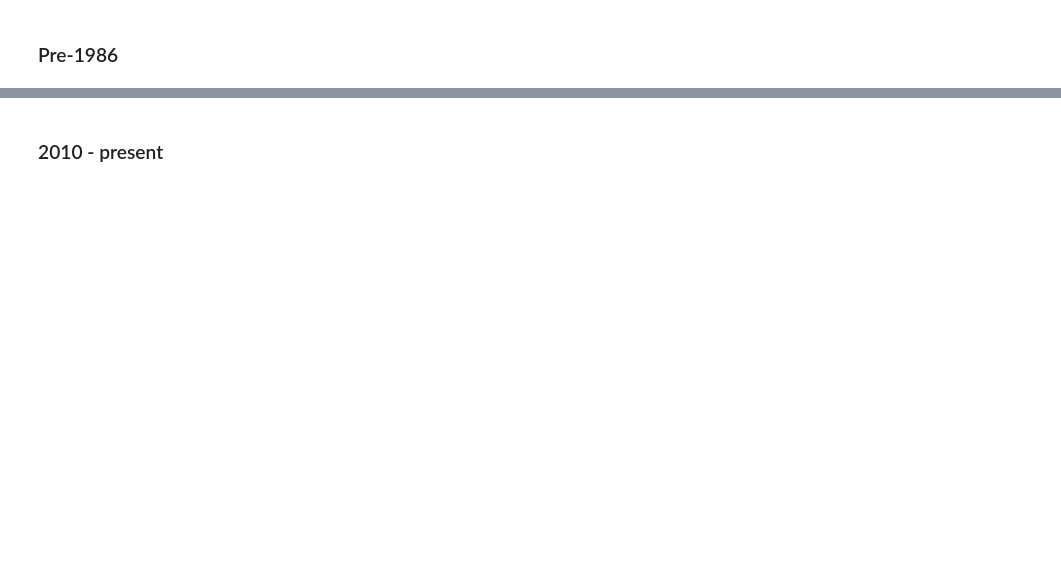
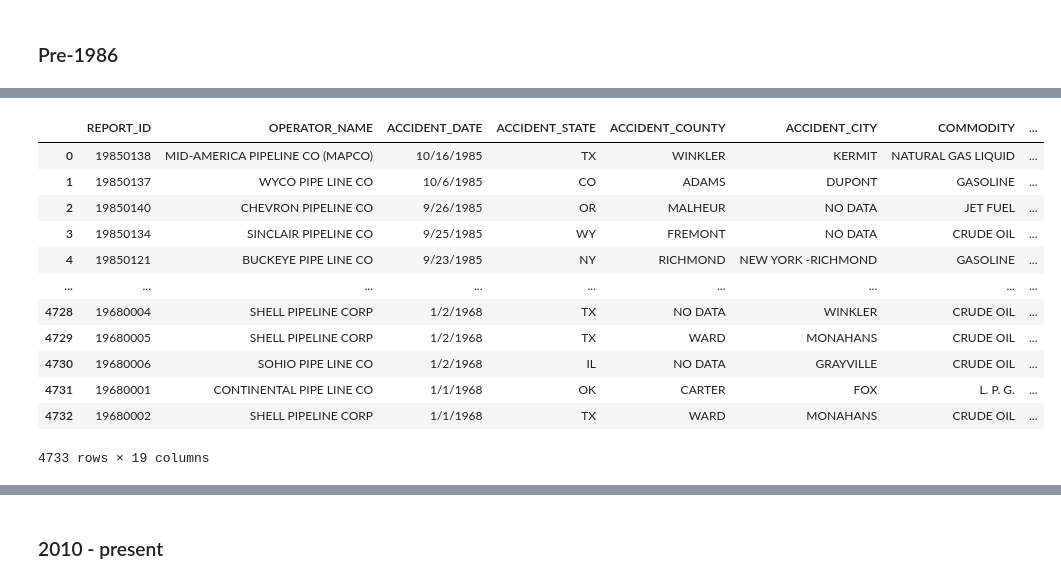
Before and after one commit to JeffreyS-0/Oil_Spills_Overtime_Analysis, a Jupyter notebook: oilspill_dataframes.ipynb, the cells around one changed output, grey strips where cells are left out. Saved outputs shown, nothing was run; the diff lists cells and outputs as text; code cells hidden in the pictures; blank space fills up the shorter version.

```diff
--- a/oilspill_dataframes.ipynb
+++ b/oilspill_dataframes.ipynb
@@ -23,5 +25,20 @@ pipeline_data, fixed_pipeline_data = extract(pipeline_file,column_names)
 # %%
+pre1986_df = fixed_pipeline_data
 pre1986_df
+# %% [output]
+|  | REPORT_ID | OPERATOR_NAME | ACCIDENT_DATE | ACCIDENT_STATE | ACCIDENT_COUNTY | ACCIDENT_CITY | COMMODITY | ... |
+| 0 | 19850138 | MID-AMERICA PIPELINE CO (MAPCO) | 10/16/1985 | TX | WINKLER | KERMIT | NATURAL GAS LIQUID | ... |
+| 1 | 19850137 | WYCO PIPE LINE CO | 10/6/1985 | CO | ADAMS | DUPONT | GASOLINE | ... |
+| 2 | 19850140 | CHEVRON PIPELINE CO | 9/26/1985 | OR | MALHEUR | NO DATA | JET FUEL | ... |
+| 3 | 19850134 | SINCLAIR PIPELINE CO | 9/25/1985 | WY | FREMONT | NO DATA | CRUDE OIL | ... |
+| 4 | 19850121 | BUCKEYE PIPE LINE CO | 9/23/1985 | NY | RICHMOND | NEW YORK -RICHMOND | GASOLINE | ... |
+| ... | ... | ... | ... | ... | ... | ... | ... | ... |
+| 4728 | 19680004 | SHELL PIPELINE CORP | 1/2/1968 | TX | NO DATA | WINKLER | CRUDE OIL | ... |
+| 4729 | 19680005 | SHELL PIPELINE CORP | 1/2/1968 | TX | WARD | MONAHANS | CRUDE OIL | ... |
+| 4730 | 19680006 | SOHIO PIPE LINE CO | 1/2/1968 | IL | NO DATA | GRAYVILLE | CRUDE OIL | ... |
+| 4731 | 19680001 | CONTINENTAL PIPE LINE CO | 1/1/1968 | OK | CARTER | FOX | L. P. G. | ... |
+| 4732 | 19680002 | SHELL PIPELINE CORP | 1/1/1968 | TX | WARD | MONAHANS | CRUDE OIL | ... |
+4733 rows × 19 columns
 # %%
 #create list of old column names and new column names
 old_names = [
```
Also changed, not shown: parts of 18 cells of this notebook.
